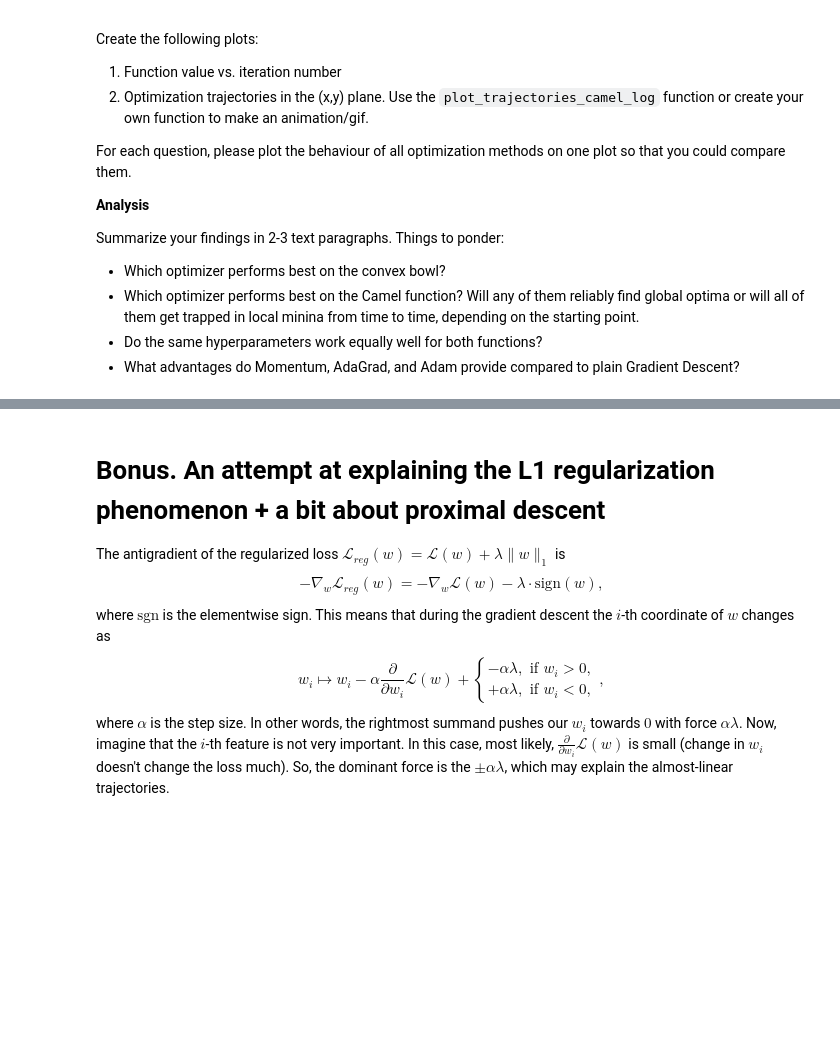
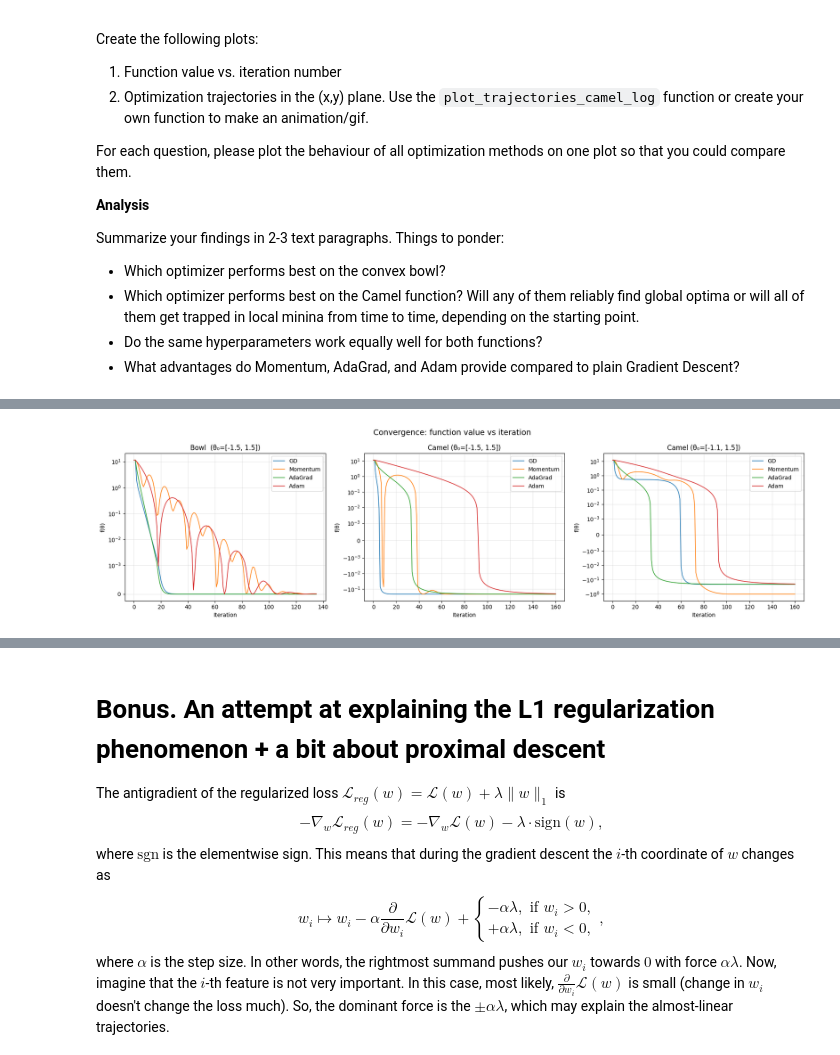
Before and after one commit to armantsaturian/nebius-ai-engineering, a Jupyter notebook: LLM_Architectures,_hometask_1.ipynb, the cells around one changed output, grey strips where cells are left out. Drawn from its saved outputs; the diff is of its cells as text; code cells hidden in the pictures; blank space fills up the shorter version.

```diff
--- a/LLM_Architectures,_hometask_1.ipynb
+++ b/LLM_Architectures,_hometask_1.ipynb
@@ -1401,13 +1407,13 @@ import matplotlib.pyplot as plt
 
 # Convex bowl
 def bowl(theta):
-    x, y = theta[0], theta[1]
-    return x**2 + 2*y**2
+    x, y = theta[..., 0], theta[..., 1]
+    return x**2 + 4*y**2
 
 
 # Camel function
 def camel(theta):
-    x, y = theta[0], theta[1]
+    x, y = theta[..., 0], theta[..., 1]
     return (4 - 2.1 * x**2+ x**4 / 3) * x**2 + x * y + (-4 + 4 * y**2) * y**2
 
 
@@ -1420,7 +1426,7 @@ def plot_trajectories_camel_log(f, results, xlim=(-3, 3), ylim=(-2, 2), title="O
     Z = f(torch.tensor(grid, dtype=torch.float32)).detach().numpy()
 
     plt.figure(figsize=(8, 6))
-    plt.contour(X, Y, np.log1p(Z), levels=30)
+    plt.contour(X, Y, np.log1p(Z - Z.min()), levels=30)
 
     for name, (trajectory, _) in results.items():
         plt.plot(trajectory[:, 0], trajectory[:, 1], marker='o', markersize=2, label=name)
@@ -1559,0 +1579,24 @@ TypeError: unsupported operand type(s) for -=: 'Tensor' and 'ellipsis'
+# %%
+# --- Function value vs iteration number ---
+
+fig, axes = plt.subplots(1, 3, figsize=(18, 5))
+
+for ax, (title, res) in zip(axes, [
+    ("Bowl  (θ₀=[-1.5, 1.5])", results_bowl),
+    ("Camel (θ₀=[-1.5, 1.5])", results_camel),
+    ("Camel (θ₀=[-1.1, 1.5])", results_camel2),
+]):
+    for name, (traj, vals) in res.items():
+        ax.plot(vals, label=name, linewidth=1.2)
+    ax.set_xlabel("Iteration")
+    ax.set_ylabel("f(θ)")
+    ax.set_title(title)
+    ax.legend()
+    ax.grid(True, alpha=0.3)
+    ax.set_yscale("symlog", linthresh=1e-3)
+
+plt.suptitle("Convergence: function value vs iteration", fontsize=14)
+plt.tight_layout()
+plt.show()
+# %% [output]
+[figure, added]
```
Also changed, not shown: parts of 8 cells of this notebook.
